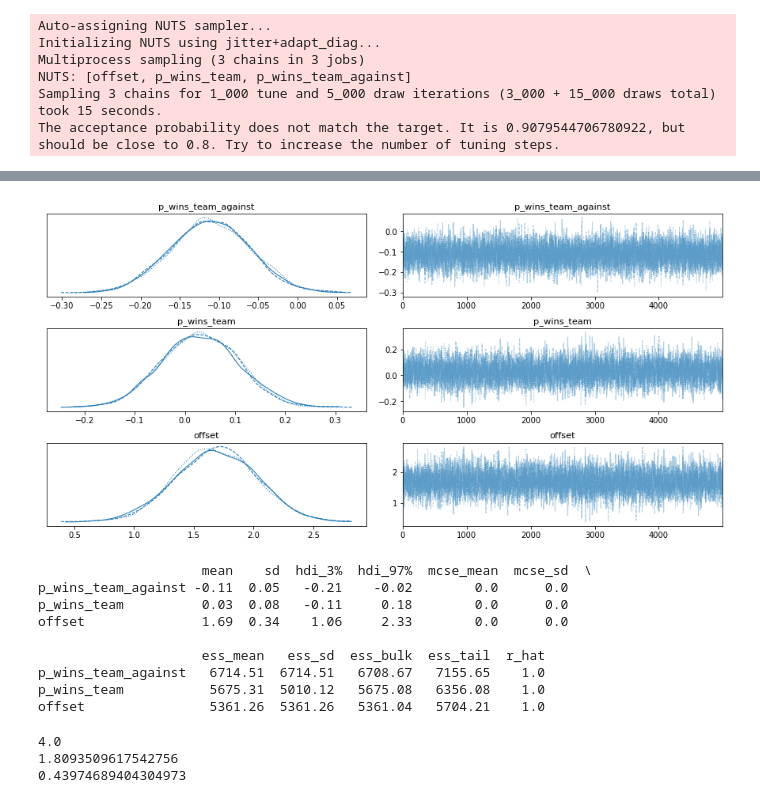
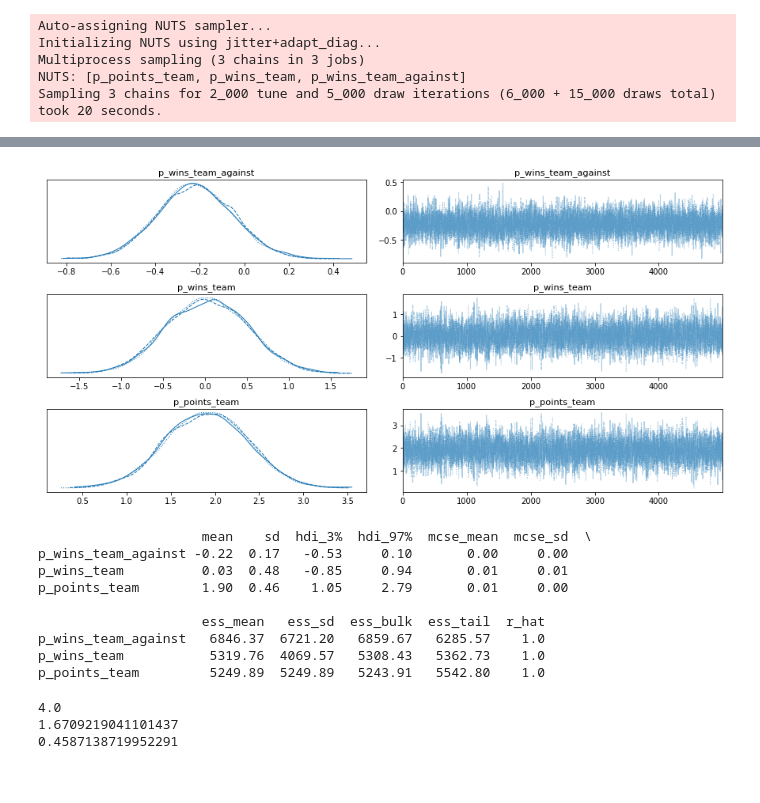
Before and after one commit to S3basuchian/aisem_bets, a Jupyter notebook: betsbook.ipynb, the cells around one changed output, grey strips where cells are left out. Saved outputs shown, nothing was run; the diff lists cells and outputs as text; code cells hidden in the pictures.

```diff
--- a/betsbook.ipynb
+++ b/betsbook.ipynb
@@ -56,6 +56,7 @@ bets_of_team = []
 enemies_of_team = []
 wins_of_team_against_enemy_in_last_five = []
 wins_of_team_in_last_five = []
+points_of_team_in_last_five = []
 for i, value in enumerate(df.values):
     home_team_api_id = df['home_team_api_id'].values[i]
     away_team_api_id = df['away_team_api_id'].values[i]
@@ -64,14 +65,17 @@ for i, value in enumerate(df.values):
         bets_of_team.append(df['B365H'].values[i])
         wins_against = 0
         wins = 0
+        points = 0
         for j in range(clashes[home_team_api_id][away_team_api_id] - 5, clashes[home_team_api_id][away_team_api_id]):
             if j >= 0 and points_against_teams[home_team_api_id][away_team_api_id][j] == 3:
                 wins_against += 1
         for j in range(appearances[home_team_api_id] - 5, appearances[home_team_api_id]):
             if j >= 0 and points_of_team[home_team_api_id][j] == 3:
                 wins += 1
+            points += points_of_team[home_team_api_id][j]
         wins_of_team_against_enemy_in_last_five.append(wins_against)
         wins_of_team_in_last_five.append(wins)
+        points_of_team_in_last_five.append(points)
         clashes[home_team_api_id][away_team_api_id] += 1
         clashes[away_team_api_id][home_team_api_id] += 1
         appearances[home_team_api_id] += 1
@@ -80,25 +84,32 @@ for i, value in enumerate(df.values):
         bets_of_team.append(df['B365A'].values[i])
         wins_against = 0
         wins = 0
+        points = 0
         for j in range(clashes[away_team_api_id][home_team_api_id] - 5, clashes[away_team_api_id][home_team_api_id]):
             if j >= 0 and points_against_teams[away_team_api_id][home_team_api_id][j] == 3:
                 wins_against += 1
         for j in range(appearances[away_team_api_id] - 5, appearances[away_team_api_id]):
             if j >= 0 and points_of_team[away_team_api_id][j] == 3:
                 wins += 1
+            points += points_of_team[away_team_api_id][j]
         wins_of_team_against_enemy_in_last_five.append(wins_against)
         wins_of_team_in_last_five.append(wins)
+        points_of_team_in_last_five.append(points)
         clashes[home_team_api_id][away_team_api_id] += 1
         clashes[away_team_api_id][home_team_api_id] += 1
         appearances[away_team_api_id] += 1
+wins_of_team_in_last_five = [number / 5 for number in wins_of_team_in_last_five]
+wins_of_team_against_enemy_in_last_five = [number / 5 for number in wins_of_team_against_enemy_in_last_five]
+points_of_team_in_last_five = [number / 15 for number in points_of_team_in_last_five]
 # %%
 import pymc3 as pm
 import arviz as az
 
 class GaussianModel:
-    def __init__(self, wins_team, wins_team_against, bets):
+    def __init__(self, wins_team, wins_team_against, points_team, bets):
         self.wins_team = wins_team
         self.wins_team_against = wins_team_against
+        self.points_team = points_team
         self.bets = bets
 
 
@@ -107,56 +118,56 @@ class GaussianModel:
         with basic_model:
             p_wins_team_against = pm.Normal("p_wins_team_against", mu=0, sigma=1)
             p_wins_team = pm.Normal("p_wins_team", mu=0, sigma=1)
-            offset = pm.Normal("offset", mu=0, sigma=1)
+            p_points_team = pm.Normal("p_points_team", mu=0, sigma=1)
             mu = p_wins_team_against * self.wins_team_against +\
-                 p_wins_team * self.wins_team +\
-                 offset
+                 p_points_team * self.points_team +\
+                 p_wins_team * self.wins_team
             pm.Normal("bets", mu=mu, sigma=1, observed=self.bets)
-            self.trace = pm.sample(2000, tune=1000)
+            self.trace = pm.sample(5000, tune=2000)
             az.plot_trace(self.trace, show=True)
             print(az.summary(self.trace, round_to=2))
 # %%
-gauss = GaussianModel(wins_team_against=wins_of_team_against_enemy_in_last_five[100:304],
-                      wins_team=wins_of_team_in_last_five[100:304],
-                      bets=bets_of_team[100:304])
+gauss = GaussianModel(wins_team_against=wins_of_team_against_enemy_in_last_five,
+                      wins_team=wins_of_team_in_last_five,
+                      points_team=points_of_team_in_last_five,
+                      bets=bets_of_team)
 gauss.run()
 # %% [output]
 Auto-assigning NUTS sampler...
 Initializing NUTS using jitter+adapt_diag...
 Multiprocess sampling (3 chains in 3 jobs)
-NUTS: [offset, p_wins_team, p_wins_team_against]
-Sampling 3 chains for 1_000 tune and 5_000 draw iterations (3_000 + 15_000 draws total) took 15 seconds.
-The acceptance probability does not match the target. It is 0.9079544706780922, but should be close to 0.8. Try to increase the number of tuning steps.
+NUTS: [p_points_team, p_wins_team, p_wins_team_against]
+Sampling 3 chains for 2_000 tune and 5_000 draw iterations (6_000 + 15_000 draws total) took 20 seconds.
 [interactive output not drawn]
-[figure, old version]
+[figure, new version]
                      mean    sd  hdi_3%  hdi_97%  mcse_mean  mcse_sd  \
-p_wins_team_against -0.11  0.05   -0.21    -0.02        0.0      0.0
-p_wins_team          0.03  0.08   -0.11     0.18        0.0      0.0
-offset               1.69  0.34    1.06     2.33        0.0      0.0
+p_wins_team_against -0.22  0.17   -0.53     0.10       0.00     0.00
+p_wins_team          0.03  0.48   -0.85     0.94       0.01     0.01
+p_points_team        1.90  0.46    1.05     2.79       0.01     0.00
 
                      ess_mean   ess_sd  ess_bulk  ess_tail  r_hat
-p_wins_team_against   6714.51  6714.51   6708.67   7155.65    1.0
-p_wins_team           5675.31  5010.12   5675.08   6356.08    1.0
-offset                5361.26  5361.26   5361.04   5704.21    1.0
+p_wins_team_against   6846.37  6721.20   6859.67   6285.57    1.0
+p_wins_team           5319.76  4069.57   5308.43   5362.73    1.0
+p_points_team         5249.89  5249.89   5243.91   5542.80    1.0
 # %%
 mean_wins_team_against = gauss.trace["p_wins_team_against"].mean()
 mean_wins_team = gauss.trace["p_wins_team"].mean()
-mean_offset = gauss.trace["offset"].mean()
+mean_points_team = gauss.trace["p_points_team"].mean()
 print(bets_of_team[49])
 bet = mean_wins_team_against * wins_of_team_against_enemy_in_last_five[49] +\
-      mean_wins_team * wins_of_team_in_last_five[49] +\
-      mean_offset
+      mean_points_team * points_of_team_in_last_five[49] +\
+      mean_wins_team * wins_of_team_in_last_five[49]
 print(bet)
 
 error = 0
-for i, value in enumerate(enemies_of_team[0:99]):
+for i, value in enumerate(enemies_of_team):
     bet = mean_wins_team_against * wins_of_team_against_enemy_in_last_five[i] +\
       mean_wins_team * wins_of_team_in_last_five[i] +\
-      mean_offset
+      mean_points_team * points_of_team_in_last_five[i]
     error += abs(bet - bets_of_team[i])
-avg_error = error / 100
+avg_error = error / 304
 print(avg_error)
 # %% [output]
 4.0
-1.8093509617542756
-0.43974689404304973
+1.6709219041101437
+0.4587138719952291
```
